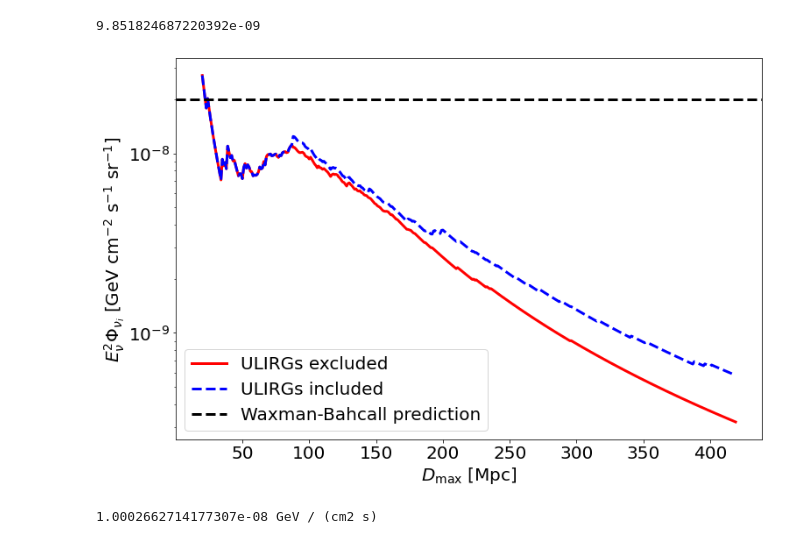
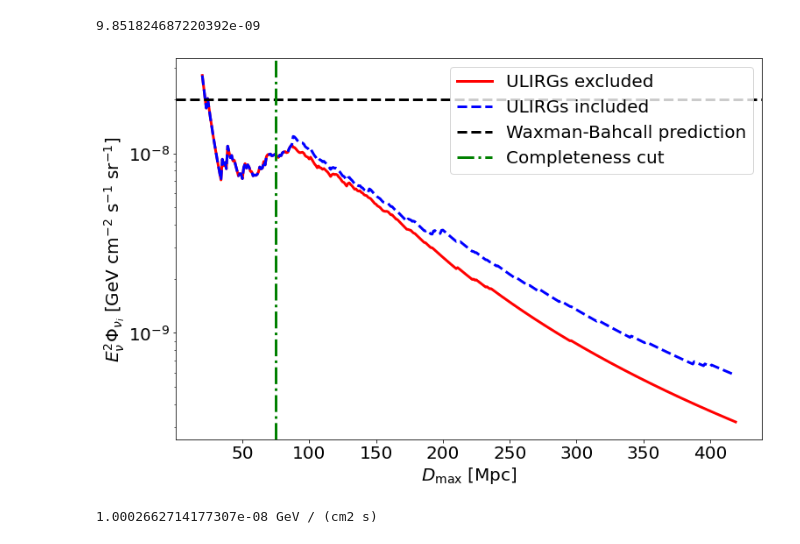
Before and after one commit to YarnoMerckx/diffuse-neutrino-flux-u-lirgs, a Jupyter notebook: Extrapolation.ipynb, the cells around one changed output. Drawn from its saved outputs; the diff is of its cells as text; code cells hidden in the pictures.

Commit message:
Completeness cut added

```diff
--- a/Extrapolation.ipynb
+++ b/Extrapolation.ipynb
@@ -222,18 +223,19 @@ F2 = [nuflux(0,2,i,xi(2,4,'ULIRG'),1e-3,1,'LIRGs','pp','individual') for i in Dm
 # %%
 fig3 = plt.figure(figsize=(12,8))
 
 plt.plot(Dmax_range,F2, color = 'red',linewidth = 3, label = 'ULIRGs excluded')
 plt.plot(Dmax_range,F1, color = 'blue',linestyle='dashed',linewidth = 3,label = 'ULIRGs included')
 plt.axhline(y= 2e-8, linestyle = '--', color = 'black',linewidth = 3, label = 'Waxman-Bahcall prediction')
+plt.axvline(x = 75, linestyle = 'dashdot',c = 'green', label = 'Completeness cut', linewidth = 3)
 plt.yscale('log')
 plt.xlabel('$D_{\\mathrm{max}}$ [Mpc]',fontsize = 20)
 plt.ylabel('$E^{2}_{\\nu_{}}\Phi_{\\nu_i}$ [GeV cm$^{-2}$ s$^{-1}$ sr$^{-1}$] ',fontsize = 20)
 plt.yticks(fontsize = 20)
 plt.xticks(fontsize = 20)
 plt.legend(fontsize = 20)
 plt.savefig("/Users/yarno/Documents/PhD/Pictures/Extrapolation_plots/LIRGnudiff.png",bbox_inches="tight")
 # %% [output]
-[figure, old version]
+[figure, new version]
 # %%
 
 #x_eta = np.arange(0.0001,0.1,0.0001)
```
Also changed, not shown: parts of 1 cell of this notebook.
